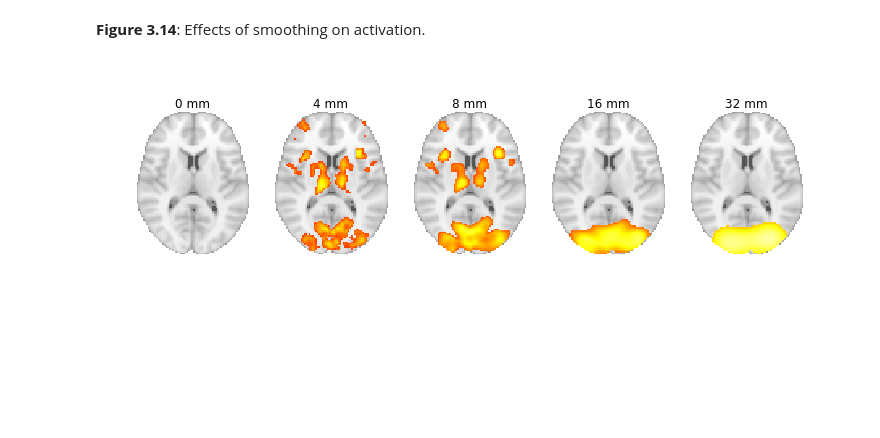
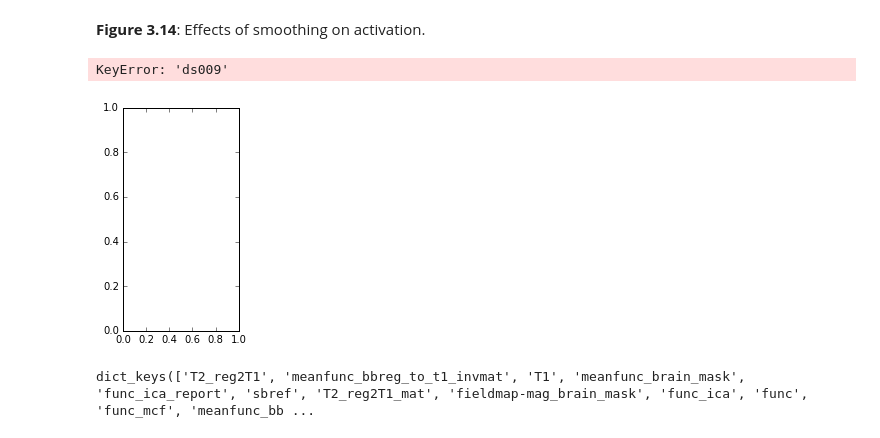
Before and after one commit to poldrack/fmri-handbook-2e-code, a Jupyter notebook: notebooks/Chapter3-Preprocessing/Chapter3-Preprocessing.ipynb, the cells around one changed output. Cells and saved outputs as stored; diff of their text form; code cells hidden in the pictures; blank space fills up the shorter version.

```diff
--- a/notebooks/Chapter3-Preprocessing/Chapter3-Preprocessing.ipynb
+++ b/notebooks/Chapter3-Preprocessing/Chapter3-Preprocessing.ipynb
@@ -268,25 +272,32 @@ __Figure 3.14__: Effects of smoothing on activation.
 # %%
 ax={}
 fig=plt.figure(figsize=(12,4))
 ctr=0
 for smoothing in [0,4,8,16,32]:
     ax[smoothing] = plt.subplot2grid((1,5), (0,ctr))
     ctr+=1
-    infile=os.path.join(config.data['ds005']['datadir'],
+    infile=os.path.join(config.data['ds009']['datadir'],
             #'derivatives/randomise/_copenum_1/_fwhm_%d/randomise__tfce_corrp_tstat1.nii.gz'%(smoothing))
-            'derivatives/cluster/thresh_zstat/_copenum_1/_fwhm_%d/thresh_zstat1.nii.gz'%(smoothing))
+            'task002_cope001_go_smooth%d.nii.gz'%(smoothing))
     img=nibabel.load(infile)
     # have to play a trick here because the plotting function
     # makes the image smaller if the mask is completely empty
     data=img.get_data()
     data[50,50,50]=3.1
     newimg=nibabel.Nifti1Image(data,img.get_affine(),img.get_header())
     nilearn.plotting.plot_stat_map(newimg,threshold=3.0,
                                   display_mode='z',
                                   cut_coords=[10],
                                   colorbar=False,annotate=False,axes=ax[smoothing])
     plt.title('%d mm'%smoothing)
 
 plt.savefig(os.path.join(config.figuredir,'Figure_3_14.'+config.img_format),format=config.img_format,dpi=1200)
 # %% [output]
+KeyError: 'ds009'
-[figure, old version]
+[figure, new version]
+# %%
+
+
+config.data.keys()
+# %% [output]
+dict_keys(['T2_reg2T1', 'meanfunc_bbreg_to_t1_invmat', 'T1', 'meanfunc_brain_mask', 'func_ica_report', 'sbref', 'T2_reg2T1_mat', 'fieldmap-mag_brain_mask', 'func_ica', 'func', 'func_mcf', 'meanfunc_bb ...
```
Also changed, not shown: parts of 13 cells of this notebook.
